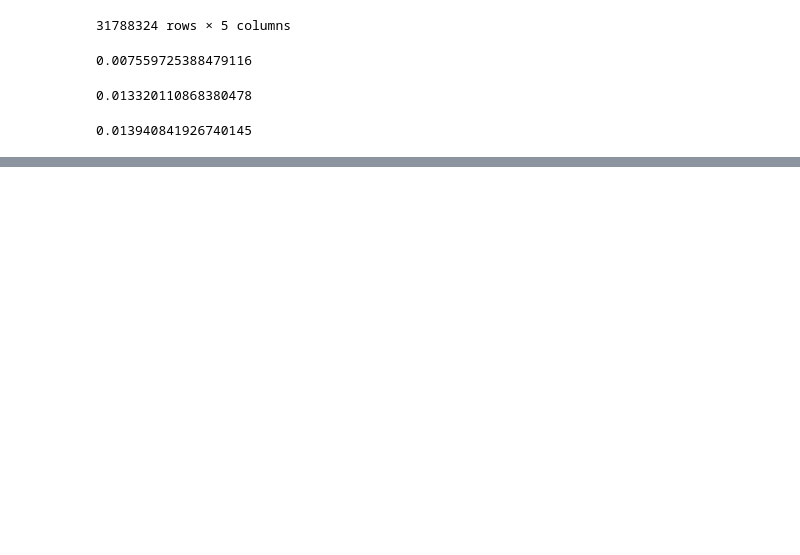
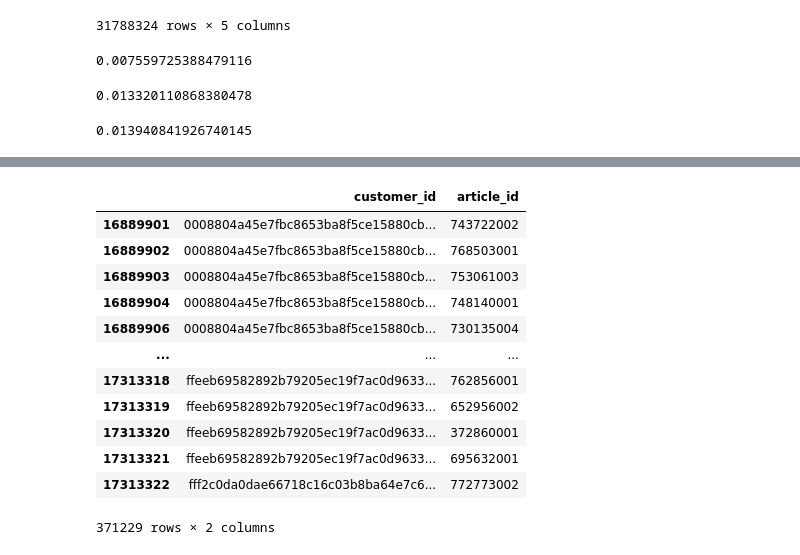
Before and after one commit to Vechus/h-m-recsys-competition, a Jupyter notebook: PersonalEDAFolder/EDA2.ipynb, the cells around one changed output, grey strips where cells are left out. Saved outputs shown, nothing was run; the diff lists cells and outputs as text; code cells hidden in the pictures; blank space fills up the shorter version.

```diff
--- a/PersonalEDAFolder/EDA2.ipynb
+++ b/PersonalEDAFolder/EDA2.ipynb
@@ -222,0 +232,16 @@ df_transactions.head()
+# %%
+df_transactions[('2019-09-23' <= df_transactions['t_dat']) & (df_transactions['t_dat'] < '2019-09-30')].drop(columns='t_dat').drop(columns='price').drop(columns='sales_channel_id').drop_duplicates()
+# %% [output]
+|  | customer_id | article_id |
+| 16889901 | 0008804a45e7fbc8653ba8f5ce15880cb... | 743722002 |
+| 16889902 | 0008804a45e7fbc8653ba8f5ce15880cb... | 768503001 |
+| 16889903 | 0008804a45e7fbc8653ba8f5ce15880cb... | 753061003 |
+| 16889904 | 0008804a45e7fbc8653ba8f5ce15880cb... | 748140001 |
+| 16889906 | 0008804a45e7fbc8653ba8f5ce15880cb... | 730135004 |
+| ... | ... | ... |
+| 17313318 | ffeeb69582892b79205ec19f7ac0d9633... | 762856001 |
+| 17313319 | ffeeb69582892b79205ec19f7ac0d9633... | 652956002 |
+| 17313320 | ffeeb69582892b79205ec19f7ac0d9633... | 372860001 |
+| 17313321 | ffeeb69582892b79205ec19f7ac0d9633... | 695632001 |
+| 17313322 | fff2c0da0dae66718c16c03b8ba64e7c6... | 772773002 |
+371229 rows × 2 columns
```
Also changed, not shown: parts of 6 cells of this notebook, 2 other files.
